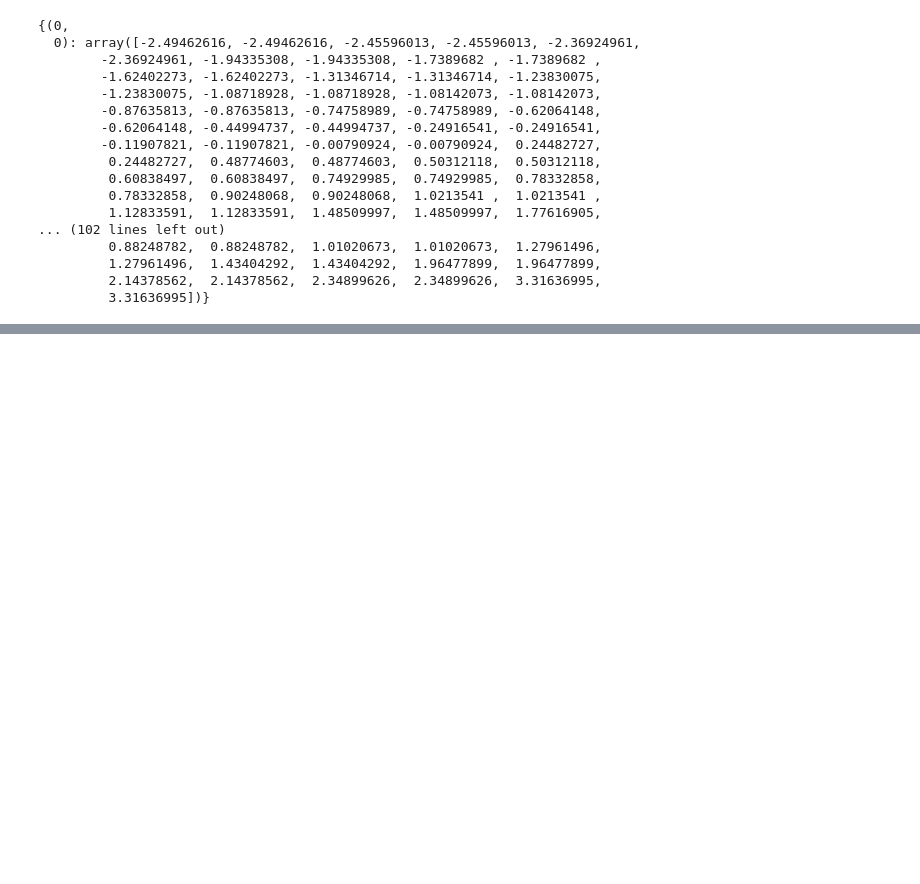
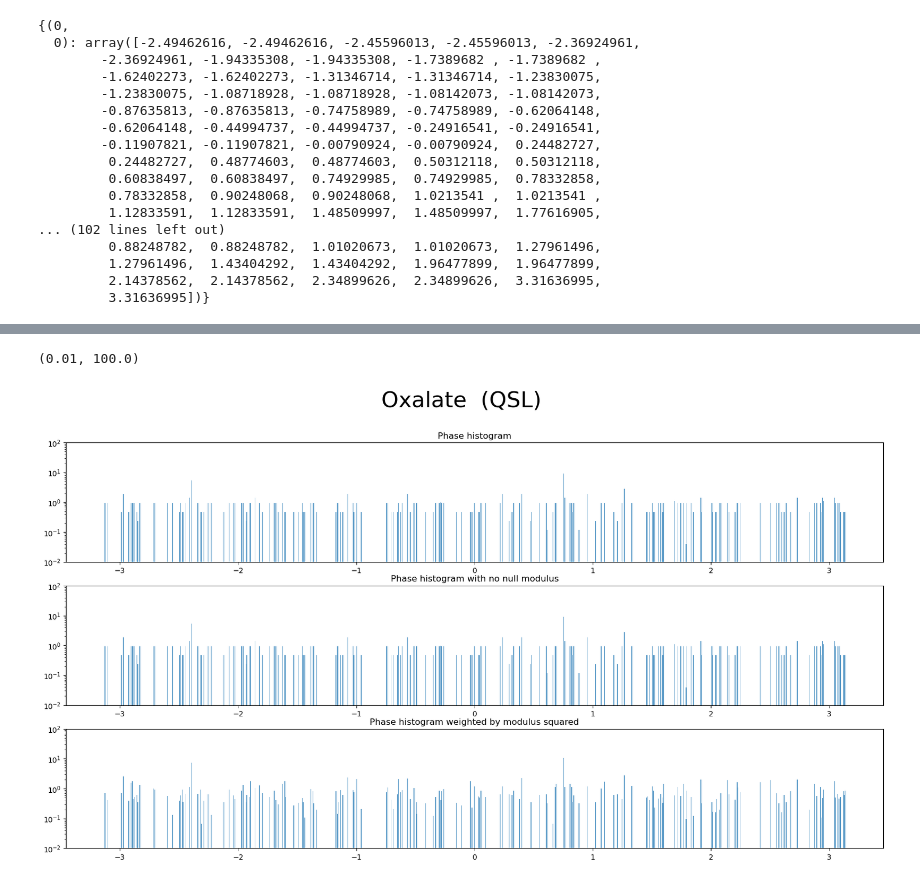
Before and after one commit to IvanHuarte/NNs, a Jupyter notebook: experiment.ipynb, the cells around one changed output, grey strips where cells are left out. Cells and saved outputs as stored; diff of their text form; code cells hidden in the pictures; blank space fills up the shorter version.

```diff
--- a/experiment.ipynb
+++ b/experiment.ipynb
@@ -1357,8 +1434,20 @@ ax.plot(jnp.linspace(-jnp.pi, jnp.pi, 1000), kde.evaluate(jnp.linspace(-jnp.pi,
 # %%
 import matplotlib.pyplot as plt
+
+mod = jnp.abs(x_ED)
+phase = jnp.angle(x_ED)
+
+no_null_mod_mask = mod > 1e-12
+phase_mask = phase[no_null_mod_mask]
+
+counts, values = jnp.histogram(phase, bins=1000000)
+counts_mask, values_mask = jnp.histogram(phase_mask, bins=1000000)
+
+weights = mod
+counts_weighted, values_weighted = jnp.histogram(phase_mask, bins=1000000, weights=weights)
+
+
 fig, ax = plt.subplots(3, 1,  figsize=[20, 10])
-fig.suptitle("J1-J2 Model  (J2/J1 = 0.5)", fontsize=30)
-fig.suptitle("Oxalate  (QSL)", fontsize=30)
 ax[0].set_title("Phase histogram")
 ax[1].set_title("Phase histogram with no null modulus")
 ax[2].set_title("Phase histogram weighted by modulus squared")
@@ -1367,33 +1456,36 @@ ax[0].hist(
     bins=1000,
     range=(-np.pi, np.pi),
     density=True,
     alpha=0.7,
     label=f"ED",
 )
 ax[1].hist(
     phase_mask,
     bins=1000,
     range=(-np.pi, np.pi),
     density=True,
     alpha=0.7,
     label=f"ED",
 )
 ax[2].hist(
     phase,
     bins=1000,
     range=(-np.pi, np.pi),
     weights=weights,
     density=True,
     alpha=0.7,
     label=f"ED",
 )
 
 ax[0].set_yscale('log')
 ax[1].set_yscale('log')
 ax[2].set_yscale('log')
 ax[0].set_ylim(1e-2, 1e2)
 ax[1].set_ylim(1e-2, 1e2)
 ax[2].set_ylim(1e-2, 1e2)
+# %% [output]
+(0.01, 100.0)
+[figure, added]
 # %%
 from NN_module.observables import all_spin_configurations
 # %%
```
Also changed, not shown: parts of 10 cells of this notebook, 10 other files.
